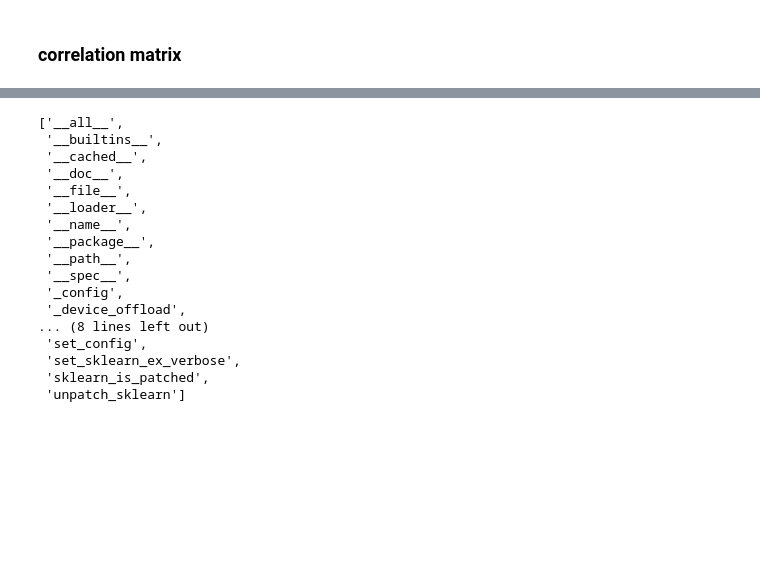
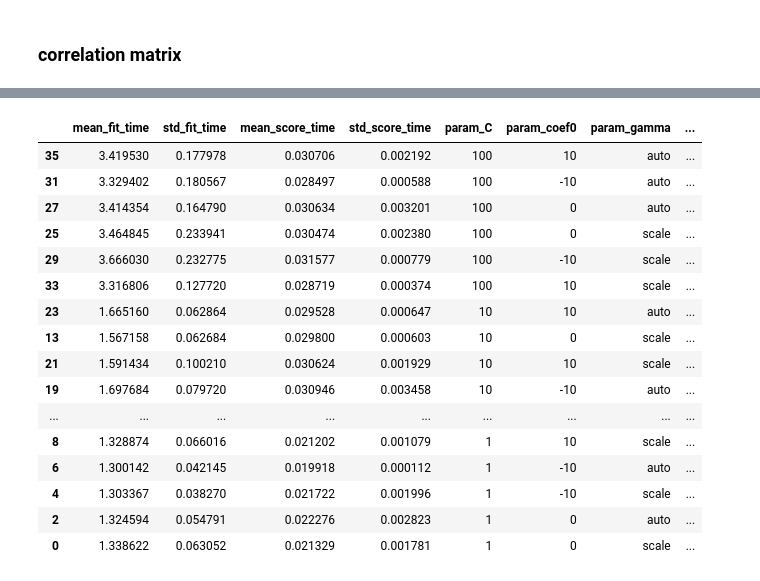
Before and after one commit to elliotheisler/CMPT318_termproject, a Jupyter notebook: classifier_analysis.ipynb, the cells around one changed output, grey strips where cells are left out. Saved outputs shown, nothing was run; the diff lists cells and outputs as text; code cells hidden in the pictures; blank space fills up the shorter version.

```diff
--- a/classifier_analysis.ipynb
+++ b/classifier_analysis.ipynb
@@ -136,20 +156,22 @@ sns.heatmap(conf_matrix, annot=True)
-# %%
-dir(sklearnex)
-# %% [output]
-['__all__',
- '__builtins__',
- '__cached__',
- '__doc__',
- '__file__',
- '__loader__',
- '__name__',
- '__package__',
- '__path__',
- '__spec__',
- '_config',
- '_device_offload',
-... (8 lines left out)
- 'set_config',
- 'set_sklearn_ex_verbose',
- 'sklearn_is_patched',
- 'unpatch_sklearn']
+# %%
+gs_df = pd.DataFrame(grid.cv_results_)
+gs_df.sort_values(by='mean_test_score', ascending=False)
+gs
+# %% [output]
+|  | mean_fit_time | std_fit_time | mean_score_time | std_score_time | param_C | param_coef0 | param_gamma | ... |
+| 35 | 3.419530 | 0.177978 | 0.030706 | 0.002192 | 100 | 10 | auto | ... |
+| 31 | 3.329402 | 0.180567 | 0.028497 | 0.000588 | 100 | -10 | auto | ... |
+| 27 | 3.414354 | 0.164790 | 0.030634 | 0.003201 | 100 | 0 | auto | ... |
+| 25 | 3.464845 | 0.233941 | 0.030474 | 0.002380 | 100 | 0 | scale | ... |
+| 29 | 3.666030 | 0.232775 | 0.031577 | 0.000779 | 100 | -10 | scale | ... |
+| 33 | 3.316806 | 0.127720 | 0.028719 | 0.000374 | 100 | 10 | scale | ... |
+| 23 | 1.665160 | 0.062864 | 0.029528 | 0.000647 | 10 | 10 | auto | ... |
+| 13 | 1.567158 | 0.062684 | 0.029800 | 0.000603 | 10 | 0 | scale | ... |
+| 21 | 1.591434 | 0.100210 | 0.030624 | 0.001929 | 10 | 10 | scale | ... |
+| 19 | 1.697684 | 0.079720 | 0.030946 | 0.003458 | 10 | -10 | auto | ... |
+| ... | ... | ... | ... | ... | ... | ... | ... | ... |
+| 8 | 1.328874 | 0.066016 | 0.021202 | 0.001079 | 1 | 10 | scale | ... |
+| 6 | 1.300142 | 0.042145 | 0.019918 | 0.000112 | 1 | -10 | auto | ... |
+| 4 | 1.303367 | 0.038270 | 0.021722 | 0.001996 | 1 | -10 | scale | ... |
+| 2 | 1.324594 | 0.054791 | 0.022276 | 0.002823 | 1 | 0 | auto | ... |
+| 0 | 1.338622 | 0.063052 | 0.021329 | 0.001781 | 1 | 0 | scale | ... |
```
Also changed, not shown: parts of 15 cells of this notebook, 1 other file.
